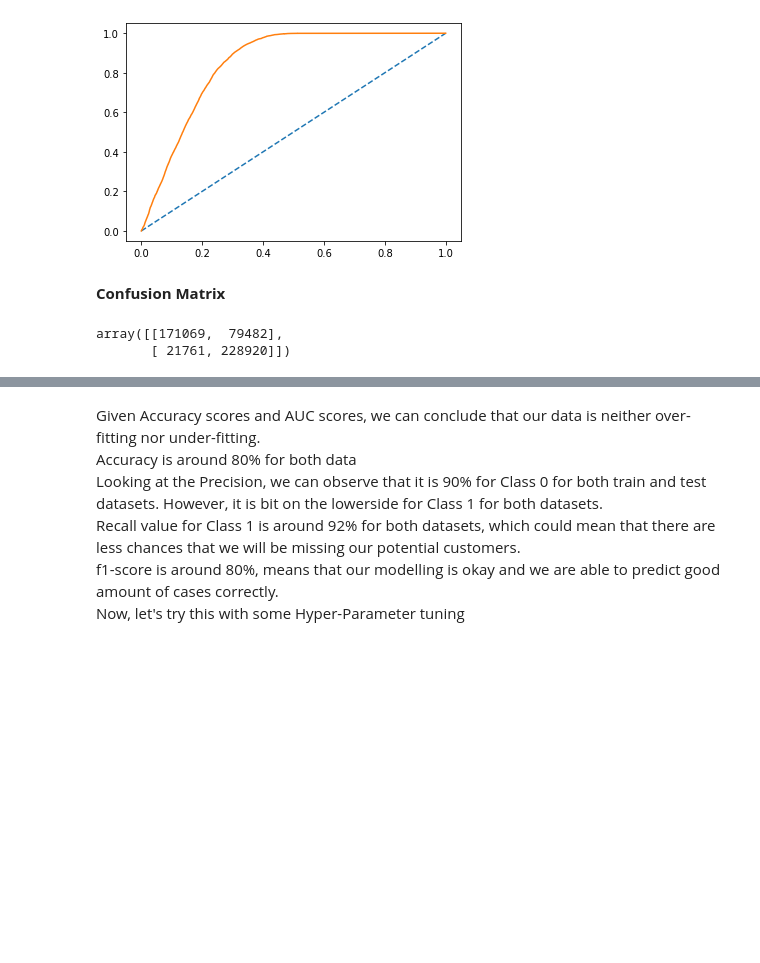
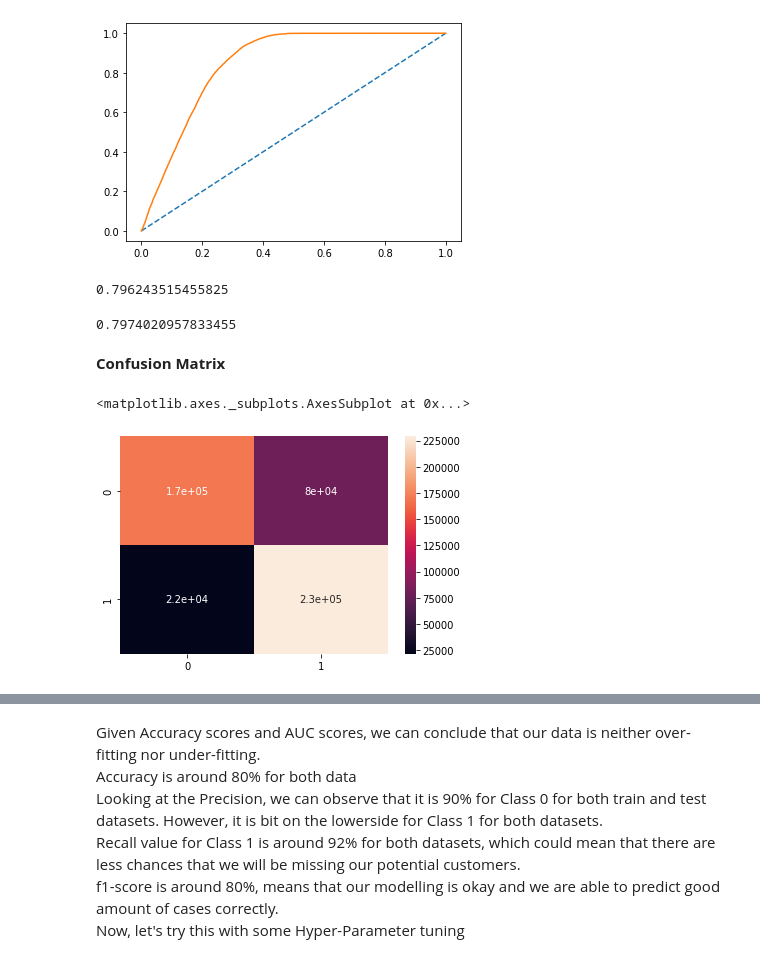
Before and after one commit to agrawalkunal2/insurance-cross_sell, a Jupyter notebook: HEALTH_INSURANCE_CROSS_SELL_PREDICTION.ipynb, the cells around one changed output, grey strips where cells are left out. Saved outputs shown, nothing was run; the diff lists cells and outputs as text; code cells hidden in the pictures; blank space fills up the shorter version.

```diff
--- a/HEALTH_INSURANCE_CROSS_SELL_PREDICTION.ipynb
+++ b/HEALTH_INSURANCE_CROSS_SELL_PREDICTION.ipynb
@@ -911,14 +917,24 @@ plt.plot(test_fpr,test_tpr)
 AUC: 0.847
 [<matplotlib.lines.Line2D at 0x...>]
 [figure]
+# %%
+# roc auc train
+roc_auc_score(y_train,log_ytrain_predict)
+# %% [output]
+0.796243515455825
+# %%
+# roc auc test
+roc_auc_score(y_test,log_ytest_predict)
+# %% [output]
+0.7974020957833455
 # %% [markdown]
 **Confusion Matrix**
 # %%
 # Confusion Matrix
-confusion_matrix(y_train,log_ytrain_predict)
+sns.heatmap(confusion_matrix(y_train,log_ytrain_predict), annot=True)
 # %% [output]
-array([[171069,  79482],
-       [ 21761, 228920]])
+<matplotlib.axes._subplots.AxesSubplot at 0x...>
+[figure, added]
 # %%
 # Classification Report
 print(classification_report(y_train,log_ytrain_predict))
```
Also changed, not shown: parts of 50 cells of this notebook.
